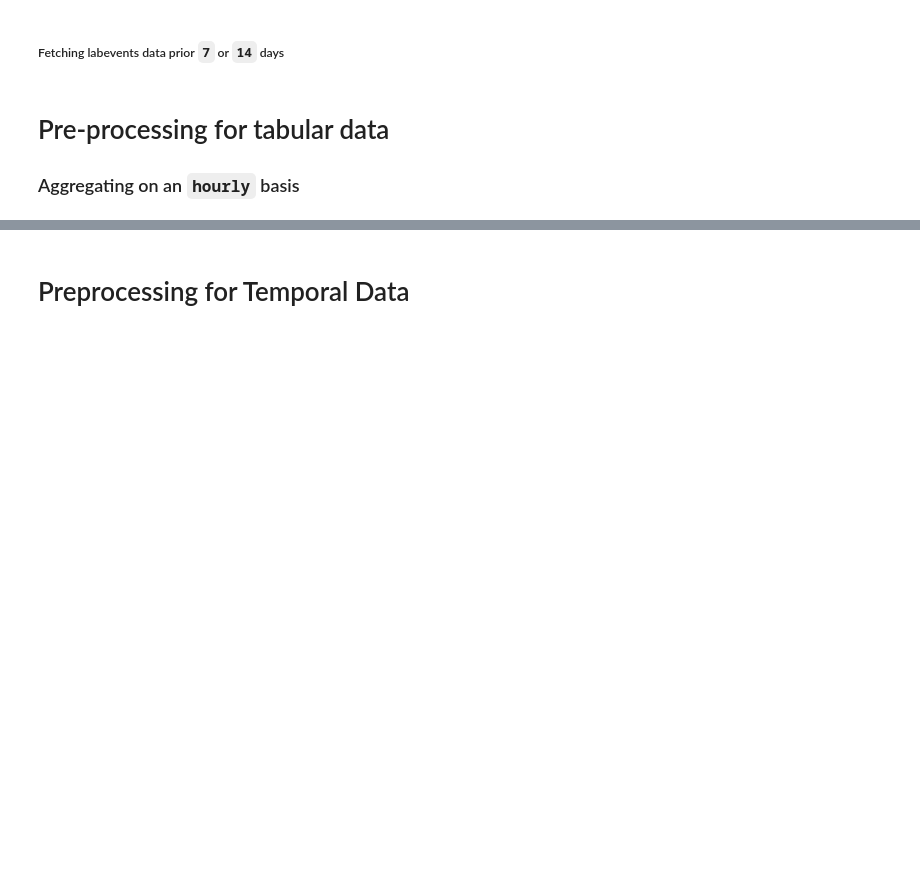
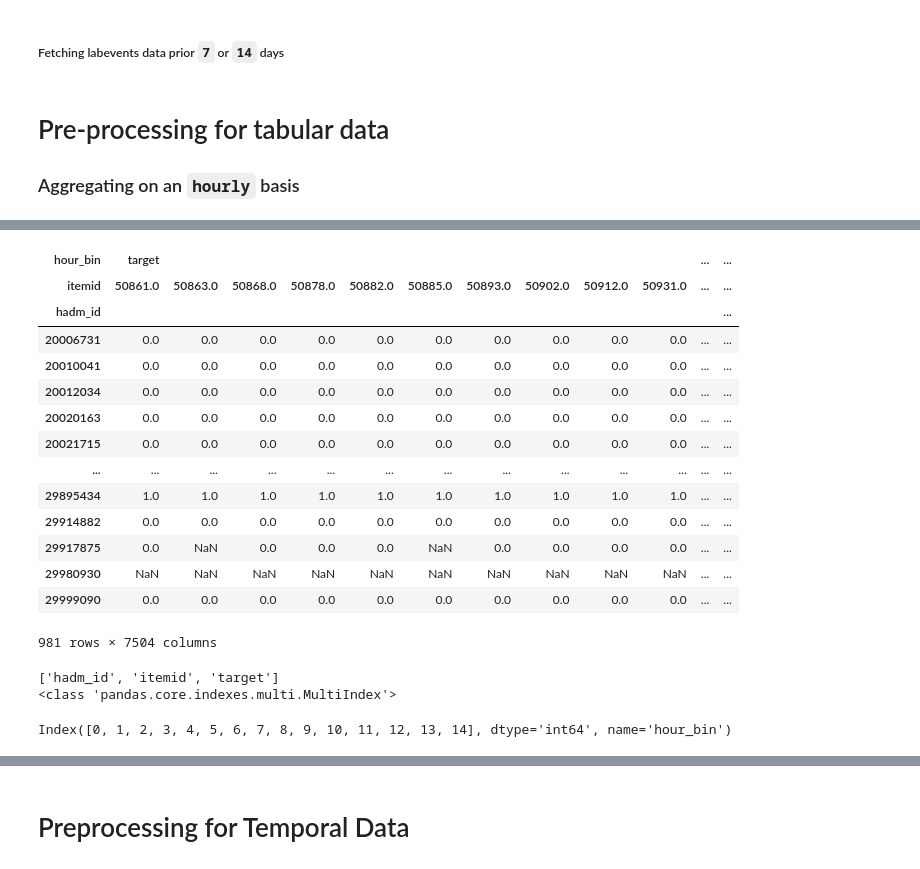
Before and after one commit to Crazz-Zaac/informative-missingness, a Jupyter notebook: project/notebooks/exp_2025.ipynb, the cells around one changed output, grey strips where cells are left out. Drawn from its saved outputs; the diff is of its cells as text; code cells hidden in the pictures; blank space fills up the shorter version.

```diff
--- a/project/notebooks/exp_2025.ipynb
+++ b/project/notebooks/exp_2025.ipynb
@@ -403,0 +329,29 @@ len(patient_data_df['hadm_id'].unique())  # Number of unique admissions in the p
+# %%
+df_test.unstack(-1)
+# %% [output]
+| hour_bin | target |  |  |  |  |  |  |  |  |  | ... | ... |
+| itemid | 50861.0 | 50863.0 | 50868.0 | 50878.0 | 50882.0 | 50885.0 | 50893.0 | 50902.0 | 50912.0 | 50931.0 | ... | ... |
+| hadm_id |  |  |  |  |  |  |  |  |  |  |  | ... |
+| 20006731 | 0.0 | 0.0 | 0.0 | 0.0 | 0.0 | 0.0 | 0.0 | 0.0 | 0.0 | 0.0 | ... | ... |
+| 20010041 | 0.0 | 0.0 | 0.0 | 0.0 | 0.0 | 0.0 | 0.0 | 0.0 | 0.0 | 0.0 | ... | ... |
+| 20012034 | 0.0 | 0.0 | 0.0 | 0.0 | 0.0 | 0.0 | 0.0 | 0.0 | 0.0 | 0.0 | ... | ... |
+| 20020163 | 0.0 | 0.0 | 0.0 | 0.0 | 0.0 | 0.0 | 0.0 | 0.0 | 0.0 | 0.0 | ... | ... |
+| 20021715 | 0.0 | 0.0 | 0.0 | 0.0 | 0.0 | 0.0 | 0.0 | 0.0 | 0.0 | 0.0 | ... | ... |
+| ... | ... | ... | ... | ... | ... | ... | ... | ... | ... | ... | ... | ... |
+| 29895434 | 1.0 | 1.0 | 1.0 | 1.0 | 1.0 | 1.0 | 1.0 | 1.0 | 1.0 | 1.0 | ... | ... |
+| 29914882 | 0.0 | 0.0 | 0.0 | 0.0 | 0.0 | 0.0 | 0.0 | 0.0 | 0.0 | 0.0 | ... | ... |
+| 29917875 | 0.0 | NaN | 0.0 | 0.0 | 0.0 | NaN | 0.0 | 0.0 | 0.0 | 0.0 | ... | ... |
+| 29980930 | NaN | NaN | NaN | NaN | NaN | NaN | NaN | NaN | NaN | NaN | ... | ... |
+| 29999090 | 0.0 | 0.0 | 0.0 | 0.0 | 0.0 | 0.0 | 0.0 | 0.0 | 0.0 | 0.0 | ... | ... |
+981 rows × 7504 columns
+# %%
+# print(ts.index)
+print(ts.index.names)
+print(type(ts.index))
+# %% [output]
+['hadm_id', 'itemid', 'target']
+<class 'pandas.core.indexes.multi.MultiIndex'>
+# %%
+ts.columns
+# %% [output]
+Index([0, 1, 2, 3, 4, 5, 6, 7, 8, 9, 10, 11, 12, 13, 14], dtype='int64', name='hour_bin')
```
Also changed, not shown: parts of 31 cells of this notebook, 3 other files.
